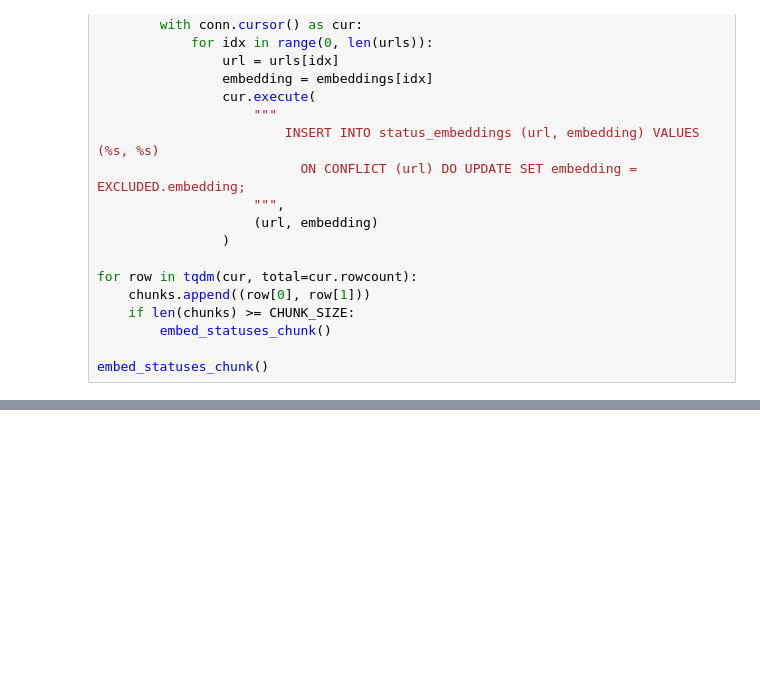
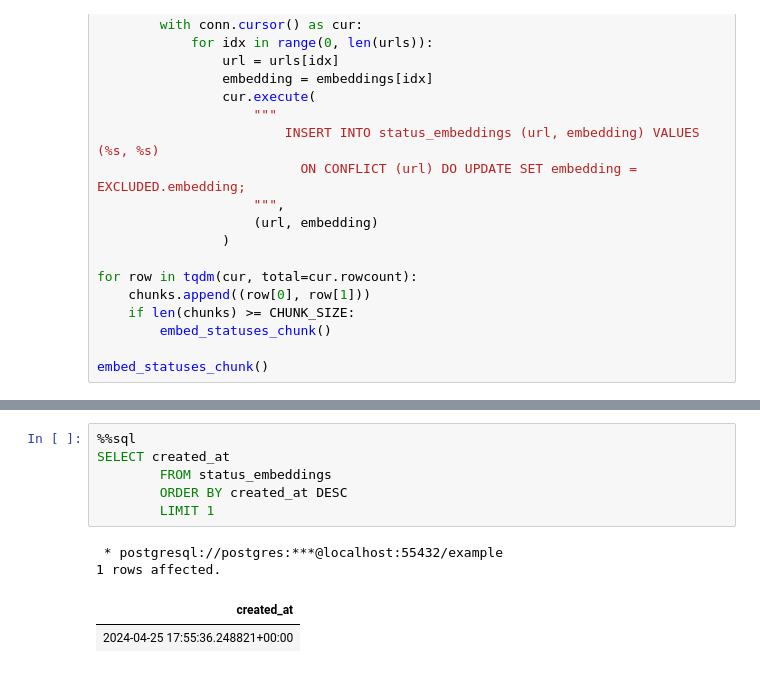
Before and after one commit to lmorchard/pubpulse, a Jupyter notebook: notebook/index.ipynb, the cells around one changed output, grey strips where cells are left out. Drawn from its saved outputs; the diff is of its cells as text; blank space fills up the shorter version.

```diff
--- a/notebook/index.ipynb
+++ b/notebook/index.ipynb
@@ -309,2 +309,13 @@ embed_statuses_chunk()
+# %%
+%%sql
+SELECT created_at
+        FROM status_embeddings
+        ORDER BY created_at DESC
+        LIMIT 1
+# %% [output]
+ * postgresql://postgres:***@localhost:55432/example
+1 rows affected.
+| created_at |
+| 2024-04-25 17:55:36.248821+00:00 |
 # %%
 embeddings = embedding_model.encode([
```
Also changed, not shown: parts of 7 cells of this notebook, 23 other files.
